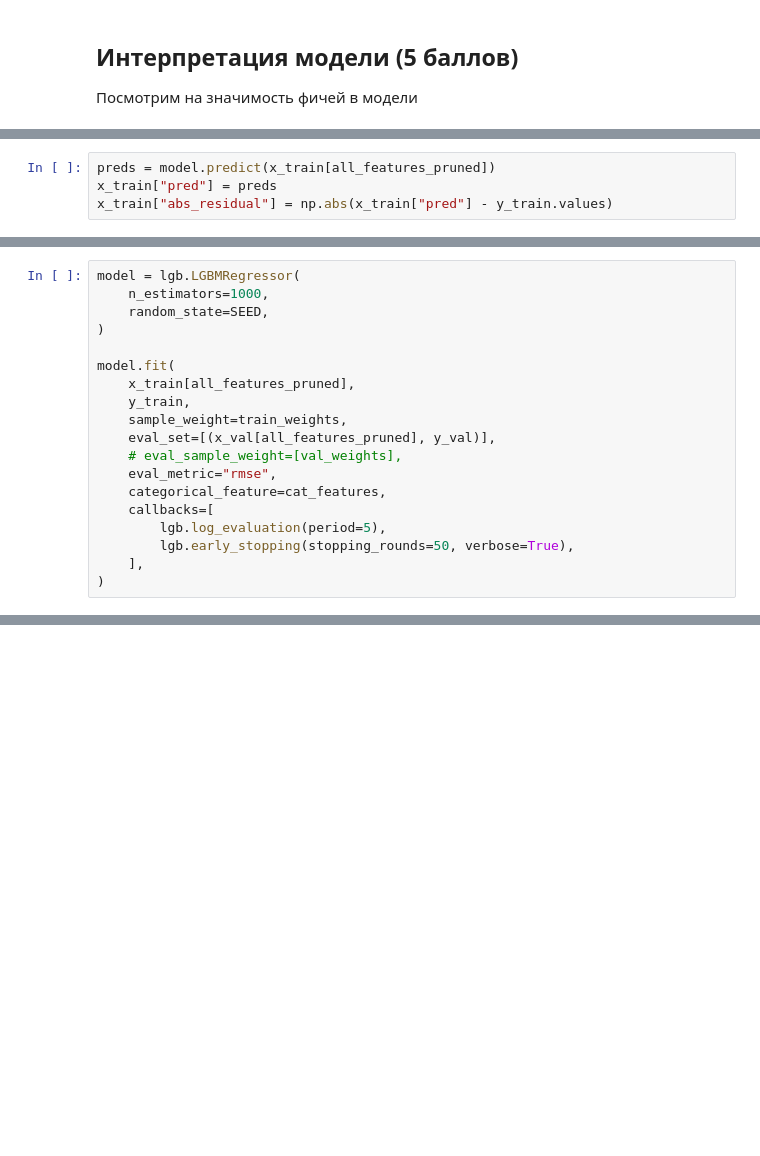
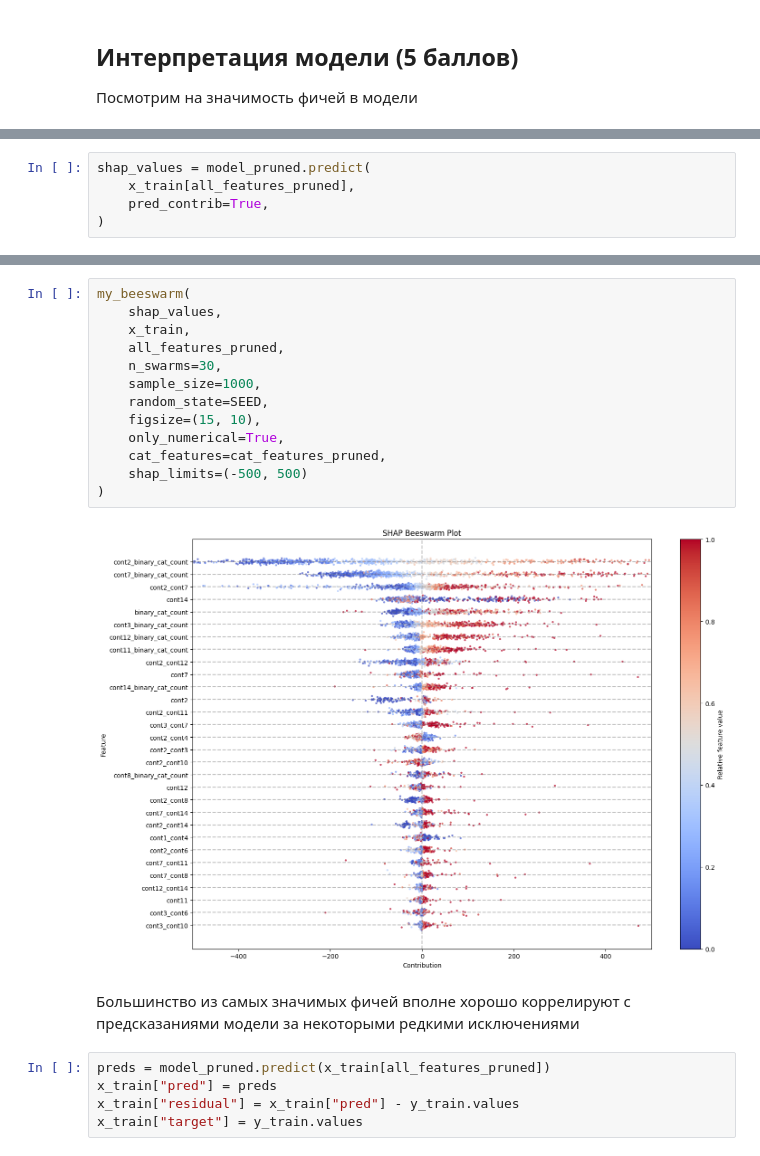
Before and after one commit to V1adych/ai-masters, a Jupyter notebook: ml2_2025/hw4/hw4.ipynb, the cells around one changed output, grey strips where cells are left out. Cells and saved outputs as stored; diff of their text form; blank space fills up the shorter version.

```diff
--- a/ml2_2025/hw4/hw4.ipynb
+++ b/ml2_2025/hw4/hw4.ipynb
@@ -463,4 +449,0 @@ sample_submission.to_csv("submission_pruned_features.csv", index=False)
-# %%
-preds = model.predict(x_train[all_features_pruned])
-x_train["pred"] = preds
-x_train["abs_residual"] = np.abs(x_train["pred"] - y_train.values)
@@ -511,19 +449,0 @@ val_weights /= val_weights.mean()
-# %%
-model = lgb.LGBMRegressor(
-    n_estimators=1000,
-    random_state=SEED,
-)
-
-model.fit(
-    x_train[all_features_pruned],
-    y_train,
-    sample_weight=train_weights,
-    eval_set=[(x_val[all_features_pruned], y_val)],
-    # eval_sample_weight=[val_weights],
-    eval_metric="rmse",
-    categorical_feature=cat_features,
-    callbacks=[
-        lgb.log_evaluation(period=5),
-        lgb.early_stopping(stopping_rounds=50, verbose=True),
-    ],
-)
@@ -553,0 +450,5 @@ LGBMRegressor(n_estimators=1000, random_state=156882366)
+# %%
+shap_values = model_pruned.predict(
+    x_train[all_features_pruned],
+    pred_contrib=True,
+)
@@ -553,0 +655,22 @@ LGBMRegressor(n_estimators=1000, random_state=156882366)
+# %%
+my_beeswarm(
+    shap_values,
+    x_train,
+    all_features_pruned,
+    n_swarms=30,
+    sample_size=1000,
+    random_state=SEED,
+    figsize=(15, 10),
+    only_numerical=True,
+    cat_features=cat_features_pruned,
+    shap_limits=(-500, 500)
+)
+# %% [output]
+[figure, added]
+# %% [markdown]
+Большинство из самых значимых фичей вполне хорошо коррелируют с предсказаниями модели за некоторыми редкими исключениями
+# %%
+preds = model_pruned.predict(x_train[all_features_pruned])
+x_train["pred"] = preds
+x_train["residual"] = x_train["pred"] - y_train.values
+x_train["target"] = y_train.values
```
Also changed, not shown: parts of 38 cells of this notebook.
